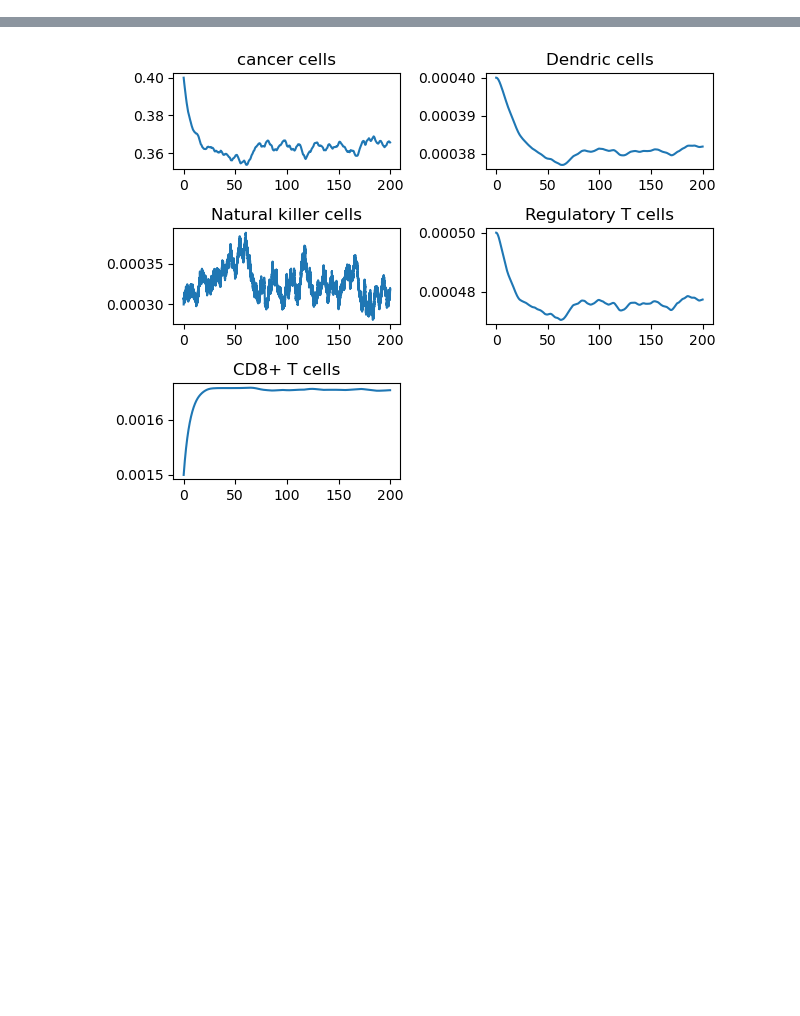
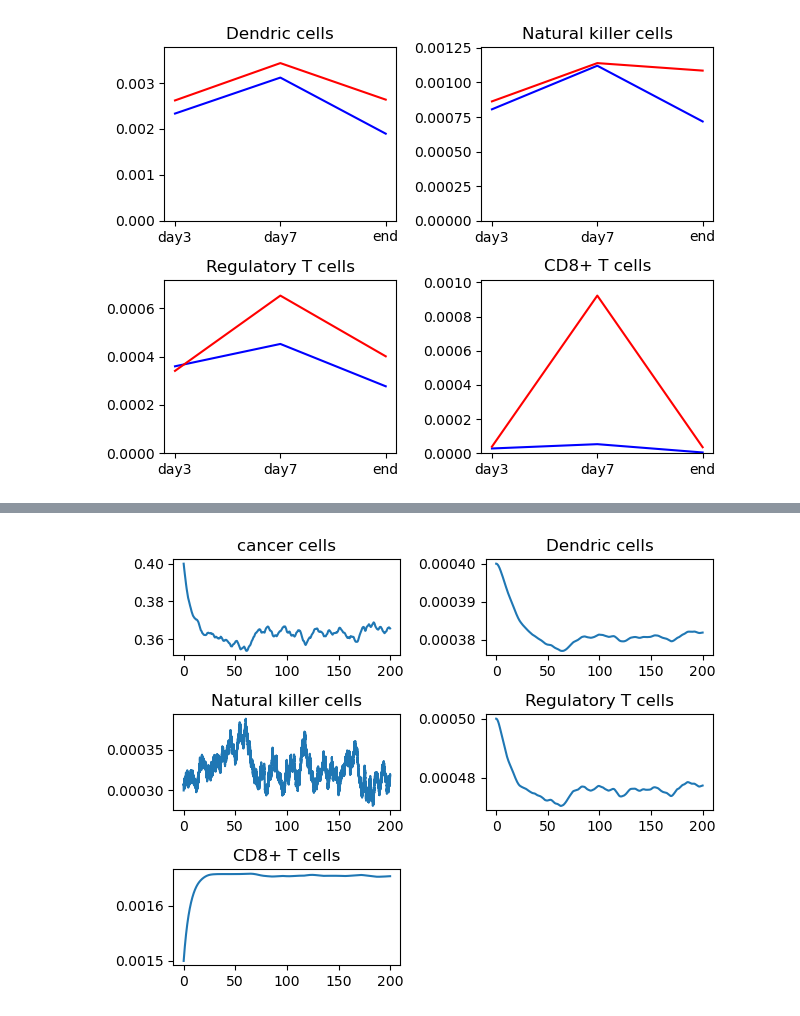
Before and after one commit to ZP-likes-coding/Cancer_immune_interaction, a Jupyter notebook: ode-sde_ilina.ipynb, the cells around one changed output, grey strips where cells are left out. Drawn from its saved outputs; the diff is of its cells as text; code cells hidden in the pictures; blank space fills up the shorter version.

```diff
--- a/ode-sde_ilina.ipynb
+++ b/ode-sde_ilina.ipynb
@@ -94,0 +94,99 @@ dtype: float64
+# %%
+all_df = pd.read_csv('GSE124821_data_1e8.csv')
+
+no_treatment_df = all_df[all_df['Mouse_treatment']!="no_treatment"]
+
+quanTIseq_cols = ["Dendritic_quanTIseq","NK_quanTIseq","T.CD8_quanTIseq","Tregs_quanTIseq"]
+
+UV_Ds = []
+UV_NKs = []
+UV_T8s = []
+UV_Tregs = []
+UV_time_points = ["UV_day3","UV_day7","UV_end"]
+
+for day in UV_time_points:
+    day_df = no_treatment_df[no_treatment_df['Condition'] == day]
+    print("")
+    print(f"Number of replicates {len(day_df)}")
+    averages = day_df.filter(items=quanTIseq_cols).mean()
+    print(averages)
+    print(type(day_df.filter(items=quanTIseq_cols).mean()))
+    UV_Ds.append(averages["Dendritic_quanTIseq"])
+    UV_NKs.append(averages["NK_quanTIseq"])
+    UV_T8s.append(averages["T.CD8_quanTIseq"])
+    UV_Tregs.append(averages["Tregs_quanTIseq"])
+    UV_total = sum(averages)
+    print(UV_total)
+time_points = ["day3","day7","end"]
+
+Ds = []
+NKs = []
+T8s = []
+Tregs = []
+scatter_Ds = []
+scatter_NKs = []
+scatter_Tregs = []
+scatter_T8s = []
+scatter_times = []
+
+for day in time_points:
+    day_df = no_treatment_df[no_treatment_df['Condition'] == day]
+    print("")
+    print(f"Number of replicates {len(day_df)}")
+    averages = day_df.filter(items=quanTIseq_cols).mean()
+
+    print(averages)
+    stds = day_df.filter(items=quanTIseq_cols).std()
+
+    # print(averages+stds)
+    # print(averages-stds)
+    print(type(day_df.filter(items=quanTIseq_cols).mean()))
+    Ds.append(averages["Dendritic_quanTIseq"])
+    NKs.append(averages["NK_quanTIseq"])
+    T8s.append(averages["T.CD8_quanTIseq"])
+    Tregs.append(averages["Tregs_quanTIseq"])
+    total = sum(averages)
+    print(total)
+    if "day" in day:
+        day = float(day.split("day")[1])
+        if day in [3.0,7.0]:
+            for i in day_df['Dendritic_quanTIseq']:
+                scatter_Ds.append(i)
+                scatter_times.append(day)
+            for i in day_df["NK_quanTIseq"]:
+                scatter_NKs.append(i)
+            for i in day_df["Tregs_quanTIseq"]:
+                scatter_Tregs.append(i)
+            for i in day_df["T.CD8_quanTIseq"]:
+                scatter_T8s.append(i)
+
+print(scatter_Ds)
+fig,ax = plt.subplots(2,2)
+
+Dplot = ax[0,0]
+Dplot.plot(time_points,Ds,'b')
+Dplot.plot(time_points,UV_Ds,'r')
+Dplot.set_title('Dendric cells')
+Dplot.set_ylim(0.0,max([*Ds,*UV_Ds])*1.1)
+NKplot = ax[0,1]
+NKplot.plot(time_points,NKs,'b')
+NKplot.plot(time_points,UV_NKs,'r')
+NKplot.set_title('Natural killer cells')
+
+NKplot.set_ylim(0.0,max([*NKs,*UV_NKs])*1.1)
+
+Tregplot = ax[1,0]
+Tregplot.plot(time_points,Tregs,'b')
+Tregplot.plot(time_points,UV_Tregs,'r')
+Tregplot.set_title('Regulatory T cells')
+Tregplot.set_ylim(0.0,max([*Tregs,*UV_Tregs])*1.1)
+
+T8plot = ax[1,1]
+T8plot.plot(time_points,T8s,'b')
+T8plot.plot(time_points,UV_T8s,'r')
+T8plot.set_title('CD8+ T cells')
+T8plot.set_ylim(0.0,max([*T8s,*UV_T8s])*1.1)
+
+plt.tight_layout()
+plt.show()
+# %% [output]
@@ -95 +210,2 @@ dtype: float64
+[figure, added]
 # %%
```
Also changed, not shown: parts of 13 cells of this notebook.
